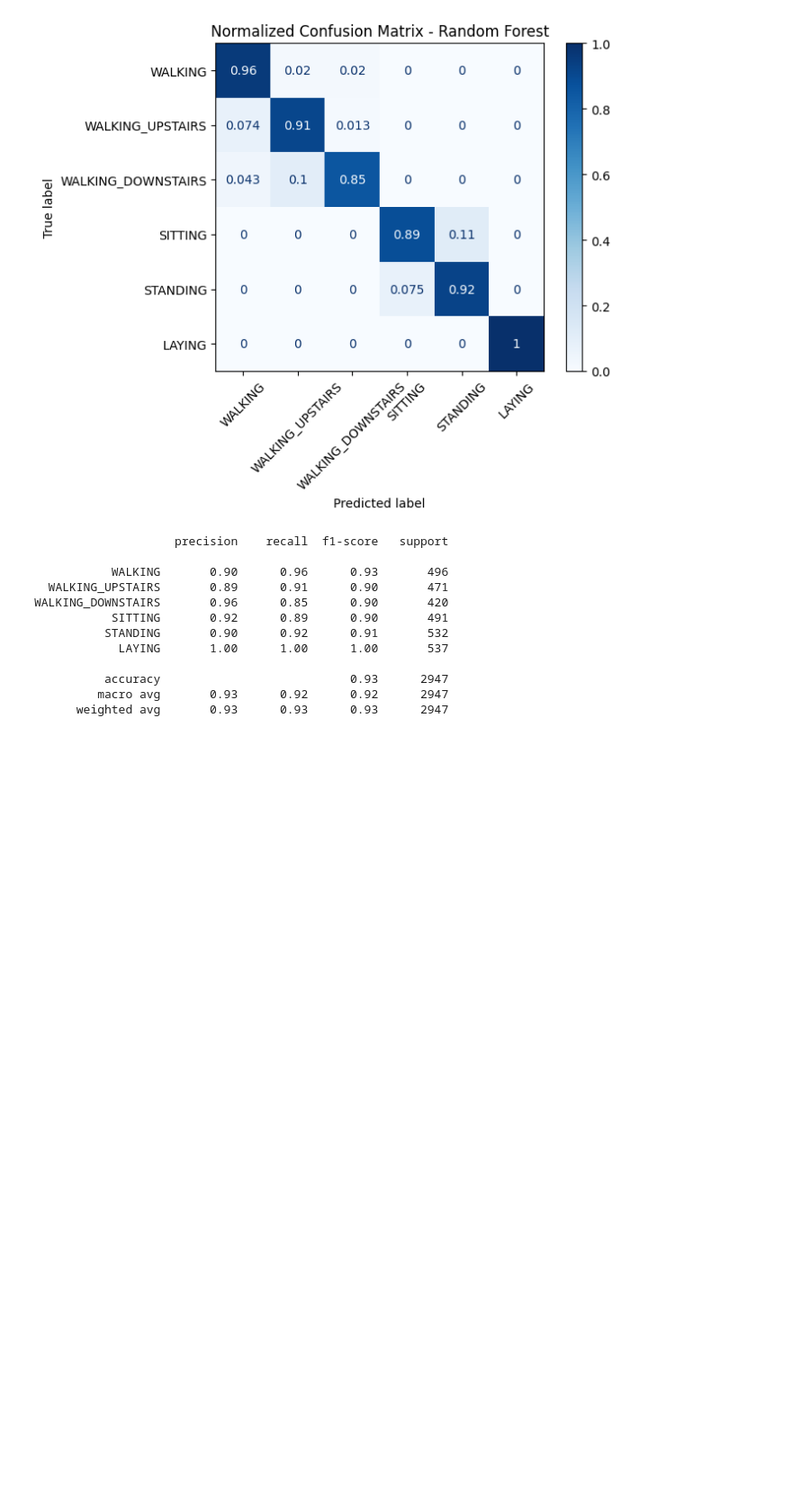
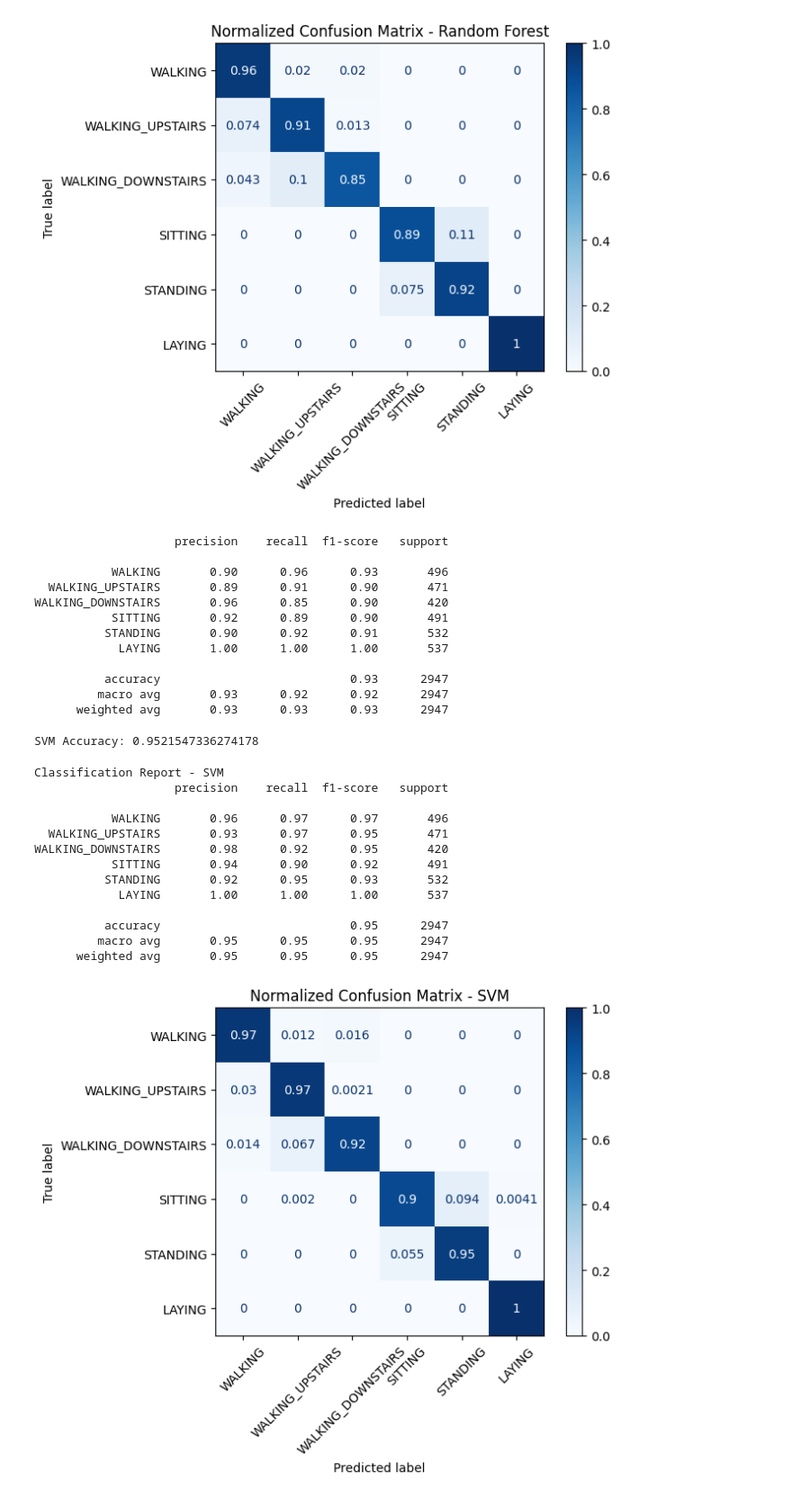
Before and after one commit to hir0ki-eng/HAR-Portfolio, a Jupyter notebook: HAR_LogisticRegression.ipynb, the cells around one changed output. Shown at 90% size. Cells and saved outputs as stored; diff of their text form; code cells hidden in the pictures; blank space fills up the shorter version.

Commit message:
Add SVM and finalize model comparison

```diff
--- a/HAR_LogisticRegression.ipynb
+++ b/HAR_LogisticRegression.ipynb
@@ -294,3 +294,69 @@ WALKING_DOWNSTAIRS       0.96      0.85      0.90       420
           accuracy                           0.93      2947
          macro avg       0.93      0.92      0.92      2947
       weighted avg       0.93      0.93      0.93      2947
+# %%
+from sklearn.svm import SVC
+from sklearn.preprocessing import StandardScaler
+from sklearn.pipeline import Pipeline
+from sklearn.metrics import accuracy_score
+
+svm_model = Pipeline([
+    ("scaler", StandardScaler()),
+    ("svm", SVC(kernel="rbf"))
+])
+
+svm_model.fit(
+    X_train,
+    y_train.values.ravel()
+)
+
+svm_pred = svm_model.predict(X_test)
+
+svm_accuracy = accuracy_score(
+    y_test.values.ravel(),
+    svm_pred
+)
+
+print("SVM Accuracy:", svm_accuracy)
+# %% [output]
+SVM Accuracy: 0.9521547336274178
+# %%
+from sklearn.metrics import classification_report, ConfusionMatrixDisplay
+import matplotlib.pyplot as plt
+
+print("Classification Report - SVM")
+
+print(
+    classification_report(
+        y_test.values.ravel(),
+        svm_pred,
+        target_names=activity_labels["activity"]
+    )
+)
+
+ConfusionMatrixDisplay.from_predictions(
+    y_test.values.ravel(),
+    svm_pred,
+    display_labels=activity_labels["activity"],
+    normalize="true",
+    xticks_rotation=45,
+    cmap="Blues"
+)
+
+plt.title("Normalized Confusion Matrix - SVM")
+plt.show()
+# %% [output]
+Classification Report - SVM
+                    precision    recall  f1-score   support
+
+           WALKING       0.96      0.97      0.97       496
+  WALKING_UPSTAIRS       0.93      0.97      0.95       471
+WALKING_DOWNSTAIRS       0.98      0.92      0.95       420
+           SITTING       0.94      0.90      0.92       491
+          STANDING       0.92      0.95      0.93       532
+            LAYING       1.00      1.00      1.00       537
+
+          accuracy                           0.95      2947
+         macro avg       0.95      0.95      0.95      2947
+      weighted avg       0.95      0.95      0.95      2947
+[figure, added]
```
Also changed, not shown: parts of 6 cells of this notebook.
